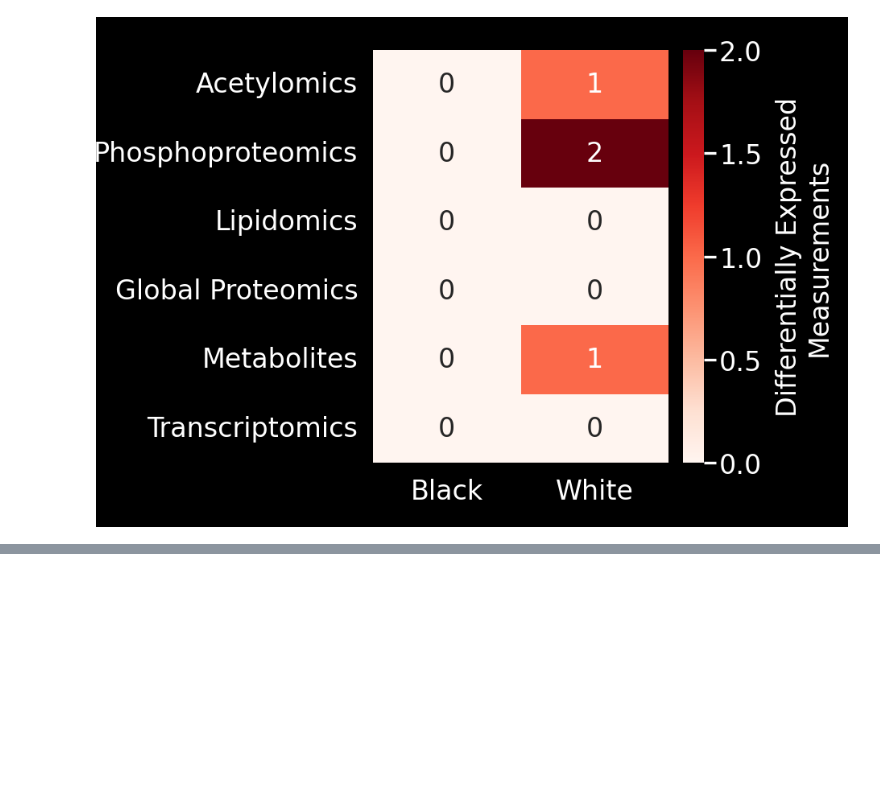
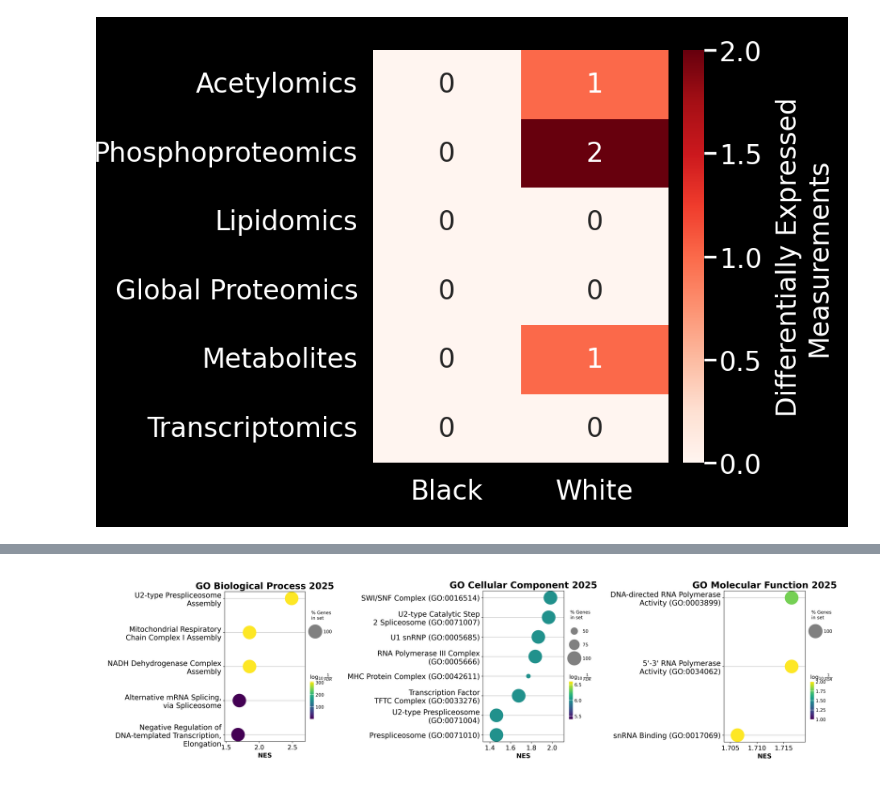
Before and after one commit to PNNL-CompBio/amlMultidrugResistance, a Jupyter notebook: aml_outcome_disparities/analysis/figS1/figureS1.ipynb, the cells around one changed output, grey strips where cells are left out. Saved outputs shown, nothing was run; the diff lists cells and outputs as text; code cells hidden in the pictures; blank space fills up the shorter version.

Commit message:
Interprets transcriptomics, global difference in young AML  - Compares transcriptomic, global enrichment in young Black and  White AML patients

```diff
--- a/aml_outcome_disparities/analysis/figS1/figureS1.ipynb
+++ b/aml_outcome_disparities/analysis/figS1/figureS1.ipynb
@@ -121,0 +126,31 @@ The order of those genes will be arbitrary, which may produce unexpected results
+# %%
+import matplotlib.pyplot as plt
+from pilot.figures.figure_setup import get_setup
+
+fig, axes = get_setup(
+    1,
+    3,
+    fig_params={
+        "figsize": (9, 3),
+        "width_ratios": [1, 1.1, 1]
+    }
+)
+
+global_bio = plt.imread(
+    "young_aml/global/GO_Biological_Process_2025_overexpressed.png"
+)
+global_cell = plt.imread(
+    "young_aml/global/GO_Cellular_Component_2025_overexpressed.png"
+)
+global_molecular = plt.imread(
+    "young_aml/global/GO_Molecular_Function_2025_overexpressed.png"
+)
+
+axes[0].imshow(global_bio)
+axes[1].imshow(global_cell)
+axes[2].imshow(global_molecular)
+
+for ax in axes:
+    ax.set_axis_off()
+# %% [output]
+[figure, added]
```
Also changed, not shown: parts of 3 cells of this notebook.
